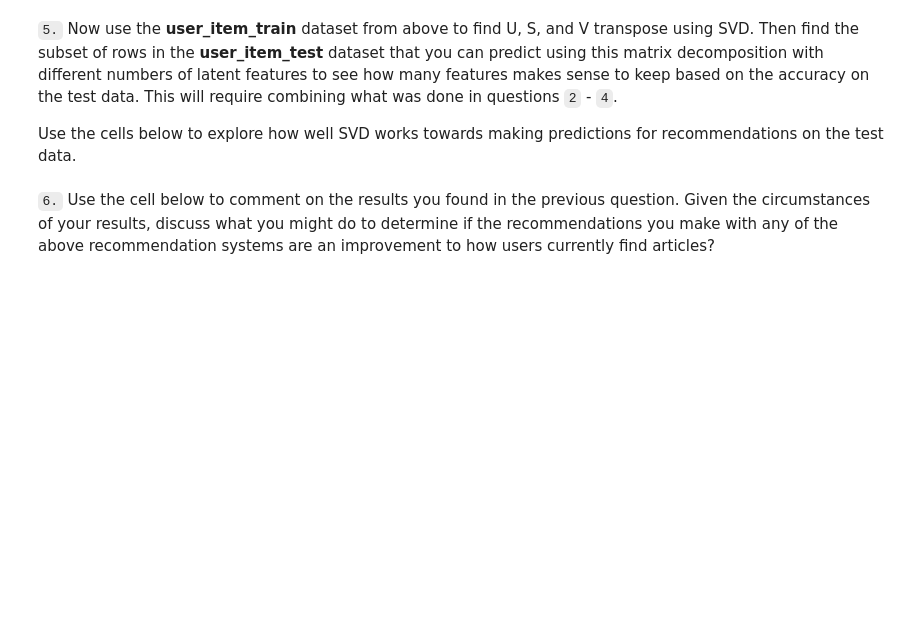
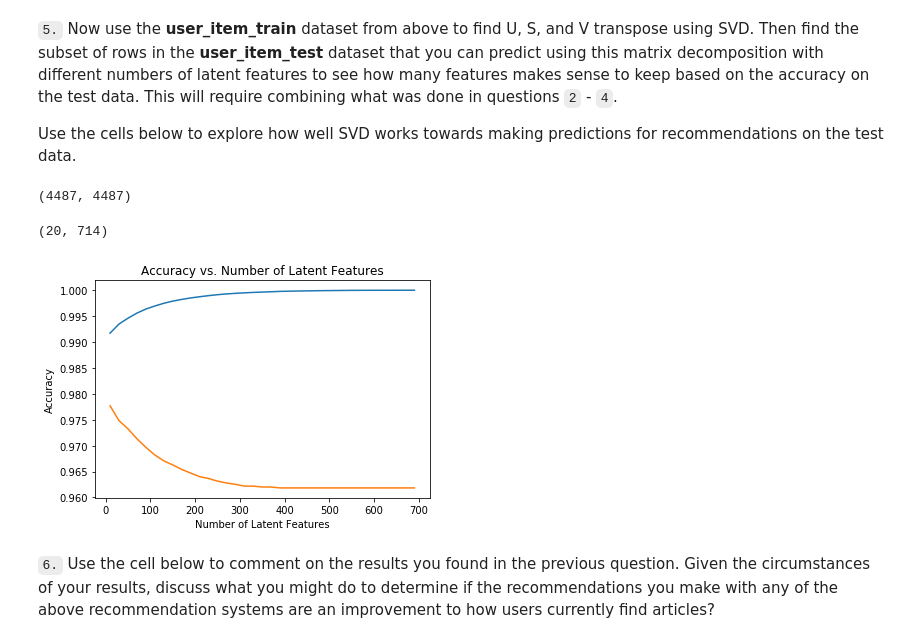
Before and after one commit to uzair123/recommendation_with_ibm, a Jupyter notebook: Recommendations_with_IBM.ipynb, the cells around one changed output. Cells and saved outputs as stored; diff of their text form; code cells hidden in the pictures; blank space fills up the shorter version.

Commit message:
matrix factorization done

```diff
--- a/Recommendations_with_IBM.ipynb
+++ b/Recommendations_with_IBM.ipynb
@@ -964,5 +833,4 @@ user_item_matrix.head()
 `2.` In this situation, you can use Singular Value Decomposition from [numpy](https://docs.scipy.org/doc/numpy-1.14.0/reference/generated/numpy.linalg.svd.html) on the user-item matrix.  Use the cell to perform SVD, and explain why this is different than in the lesson.
 # %%
 # Perform SVD on the User-Item Matrix Here
-
-u, s, vt = # use the built in to get the three matrices
+u, s, vt =  np.linalg.svd(user_item_matrix, full_matrices=True)# use the built in to get the three matrices
@@ -1048,10 +963,67 @@ t.sol_4_test(sol_4_dict)
 Use the cells below to explore how well SVD works towards making predictions for recommendations on the test data.
 # %%
 # fit SVD on the user_item_train matrix
-u_train, s_train, vt_train = # fit svd similar to above then use the cells below
+u_train, s_train, vt_train = np.linalg.svd(user_item_train, full_matrices= True)# fit svd similar to above then use the cells below
 # %%
 # Use these cells to see how well you can use the training
 # decomposition to predict on test data
+# %%
+u_train.shape
+# %% [output]
+(4487, 4487)
+# %%
+u_test.shape
+# %% [output]
+(20, 714)
+# %%
+users_id = user_item_train.index.isin(test_idx)
+articles_id = user_item_train.columns.isin(test_arts)
+len(articles)
+u_test = u_train[users_id, :]
+vt_test = vt_train[:, articles_id]
+# %%
+sum_errs_train = []
+sum_errs_test = []
+num_latent_feats = np.arange(10,700+10,20)
+
+
+for k in num_latent_feats:
+    #print('For Latent Features', k)
+    # restructure with k latent features
+    s_train_chk, u_train_chk, vt_train_chk = np.diag(s_train[:k]), u_train[:, :k], vt_train[:k, :]
+    u_test_chk , vt_test_chk = u_test[:,:k] , vt_test[:k,:]
+
+    # take dot product
+    user_item_est_train = np.around(np.dot(np.dot(u_train_chk, s_train_chk), vt_train_chk))
+    user_item_est_test  = np.around(np.dot(np.dot(u_test_chk, s_train_chk), vt_test_chk))
+    #np.around(np.dot(u_test_chk, vt_test_chk))
+    # compute error for each prediction to actual value
+    diffs_train  = np.subtract(user_item_train, user_item_est_train)
+    #print('Difference Training', diffs_train)
+    diffs_test   = np.subtract(user_item_test, user_item_est_test)
+
+    # total errors and keep track of them
+    err = np.sum(np.sum(np.abs(diffs_train)))
+    sum_errs_train.append(err)
+
+    err = np.sum(np.sum(np.abs(diffs_test)))
+    #print('Test Error', err)
+    sum_errs_test.append(err)
+
+
+#fig, axs = plt.subplots(2)
+#fig.subplots_adjust(top=5, bottom = 2.5, hspace= 1.8, wspace = 13)
+#fig.suptitle('Vertically stacked subplots')
+#axs[0].plot(x, y)
+#axs[1].plot(x, y)
+
+plt.plot( num_latent_feats, 1 - np.array(sum_errs_train)/(user_item_train.shape[0] * user_item_train.shape[1]), label='Train')
+plt.plot(num_latent_feats, 1 - np.array(sum_errs_test)/(user_item_test.shape[0] * user_item_test.shape[1]), label='Test')
+plt.xlabel('Number of Latent Features');
+plt.ylabel('Accuracy');
+plt.title('Accuracy vs. Number of Latent Features');
+# %% [output]
+[figure, added]
 # %% [markdown]
 `6.` Use the cell below to comment on the results you found in the previous question. Given the circumstances of your results, discuss what you might do to determine if the recommendations you make with any of the above recommendation systems are an improvement to how users currently find articles?
 # %% [markdown]
```
Also changed, not shown: parts of 21 cells of this notebook, 1 other file.
